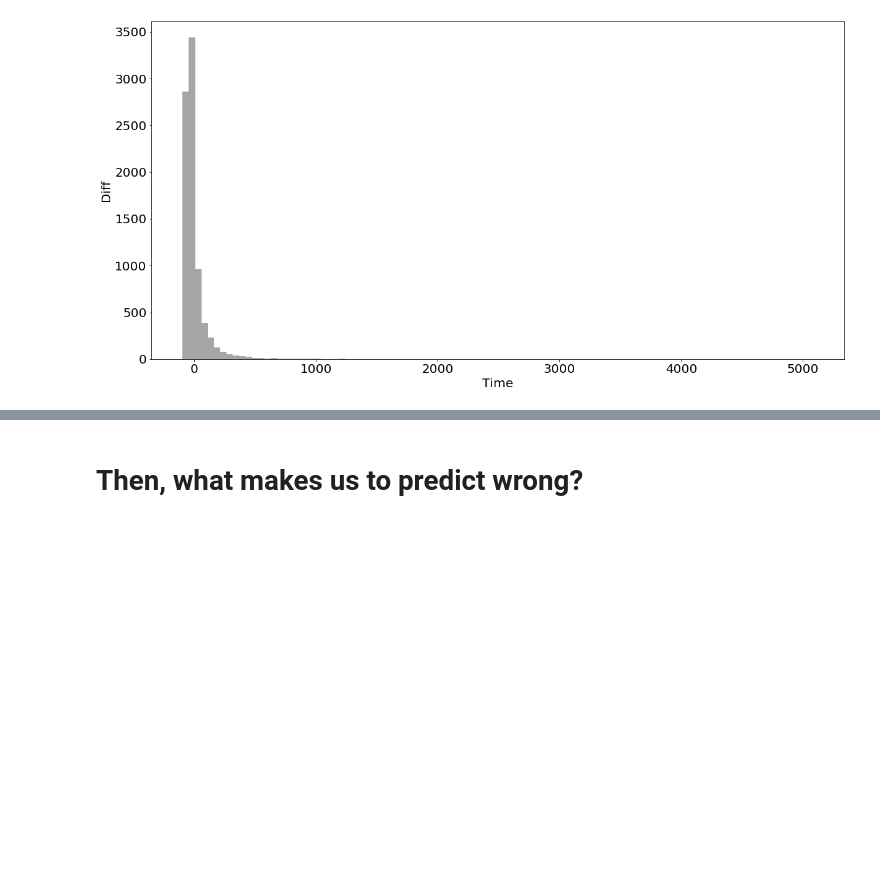
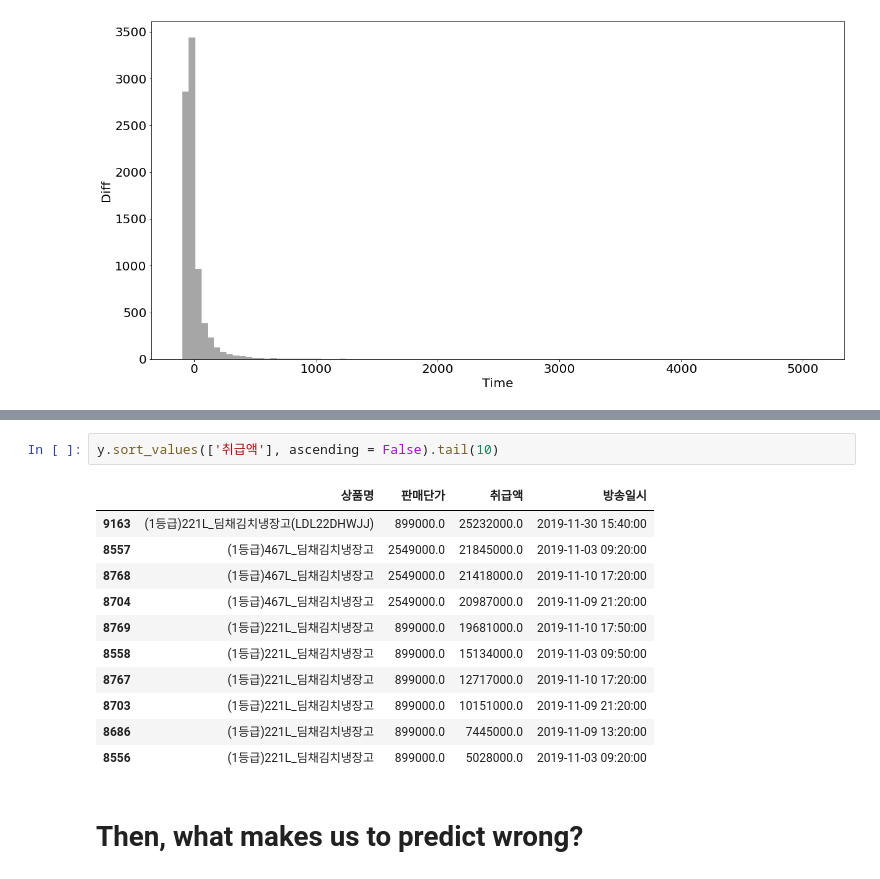
Before and after one commit to Seungmi122/bigcon2020_sales_forecasting, a Jupyter notebook: eda/residual_analysis.ipynb, the cells around one changed output, grey strips where cells are left out. Drawn from its saved outputs; the diff is of its cells as text; blank space fills up the shorter version.

```diff
--- a/eda/residual_analysis.ipynb
+++ b/eda/residual_analysis.ipynb
@@ -424,3 +450,17 @@ Text(0, 0.5, 'Diff')
+# %%
+y.sort_values(['취급액'], ascending = False).tail(10)
+# %% [output]
+|  | 상품명 | 판매단가 | 취급액 | 방송일시 |
+| 9163 | (1등급)221L_딤채김치냉장고(LDL22DHWJJ) | 899000.0 | 25232000.0 | 2019-11-30 15:40:00 |
+| 8557 | (1등급)467L_딤채김치냉장고 | 2549000.0 | 21845000.0 | 2019-11-03 09:20:00 |
+| 8768 | (1등급)467L_딤채김치냉장고 | 2549000.0 | 21418000.0 | 2019-11-10 17:20:00 |
+| 8704 | (1등급)467L_딤채김치냉장고 | 2549000.0 | 20987000.0 | 2019-11-09 21:20:00 |
+| 8769 | (1등급)221L_딤채김치냉장고 | 899000.0 | 19681000.0 | 2019-11-10 17:50:00 |
+| 8558 | (1등급)221L_딤채김치냉장고 | 899000.0 | 15134000.0 | 2019-11-03 09:50:00 |
+| 8767 | (1등급)221L_딤채김치냉장고 | 899000.0 | 12717000.0 | 2019-11-10 17:20:00 |
+| 8703 | (1등급)221L_딤채김치냉장고 | 899000.0 | 10151000.0 | 2019-11-09 21:20:00 |
+| 8686 | (1등급)221L_딤채김치냉장고 | 899000.0 | 7445000.0 | 2019-11-09 13:20:00 |
+| 8556 | (1등급)221L_딤채김치냉장고 | 899000.0 | 5028000.0 | 2019-11-03 09:20:00 |
 # %% [markdown]
 # Then, what makes us to predict wrong?
 # %%
```
Also changed, not shown: parts of 6 cells of this notebook.
